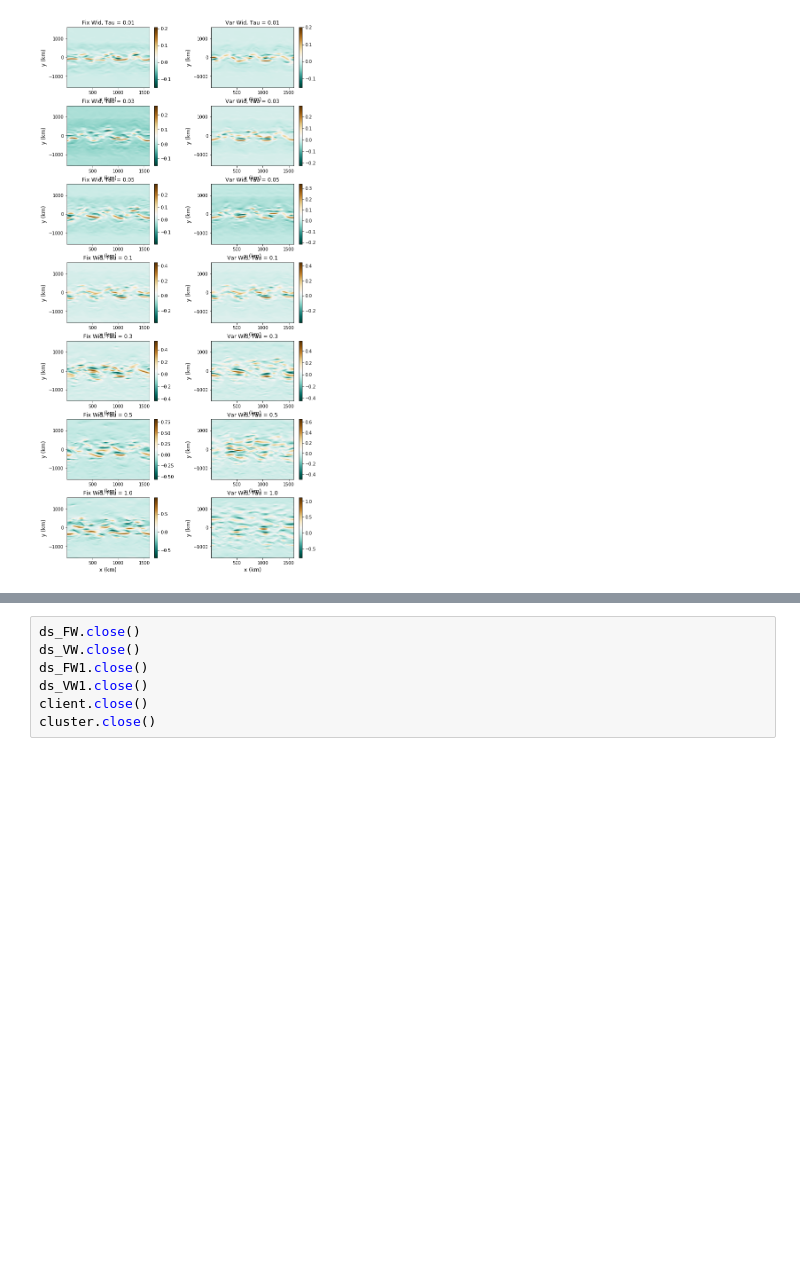
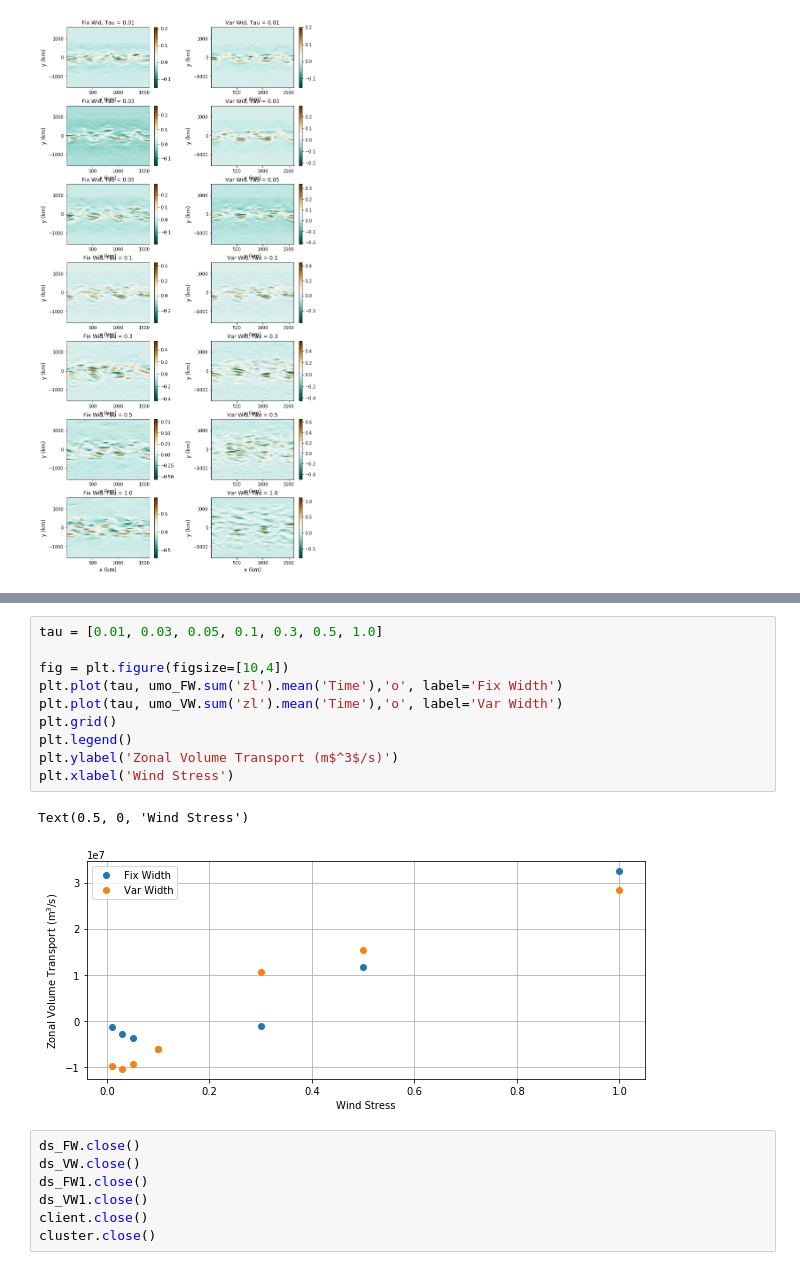
Before and after one commit to hmkhatri/Topography-Eddy-MOM6, a Jupyter notebook: Notebooks/2L_initial.ipynb, the cells around one changed output, grey strips where cells are left out. Drawn from its saved outputs; the diff is of its cells as text; blank space fills up the shorter version.

```diff
--- a/Notebooks/2L_initial.ipynb
+++ b/Notebooks/2L_initial.ipynb
@@ -224,3 +305,16 @@ for i in range(0,3):
+# %%
+tau = [0.01, 0.03, 0.05, 0.1, 0.3, 0.5, 1.0]
+
+fig = plt.figure(figsize=[10,4])
+plt.plot(tau, umo_FW.sum('zl').mean('Time'),'o', label='Fix Width')
+plt.plot(tau, umo_VW.sum('zl').mean('Time'),'o', label='Var Width')
+plt.grid()
+plt.legend()
+plt.ylabel('Zonal Volume Transport (m$^3$/s)')
+plt.xlabel('Wind Stress')
+# %% [output]
+Text(0.5, 0, 'Wind Stress')
+[figure, added]
 # %%
 ds_FW.close()
 ds_VW.close()
```
Also changed, not shown: parts of 9 cells of this notebook.
